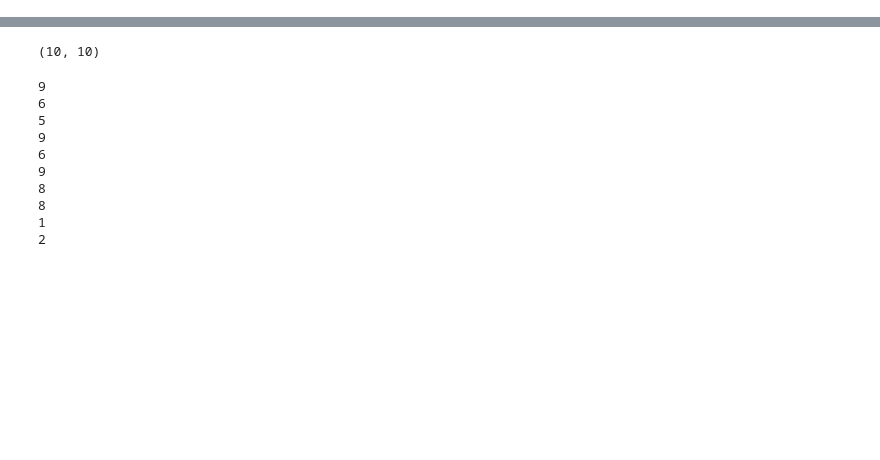
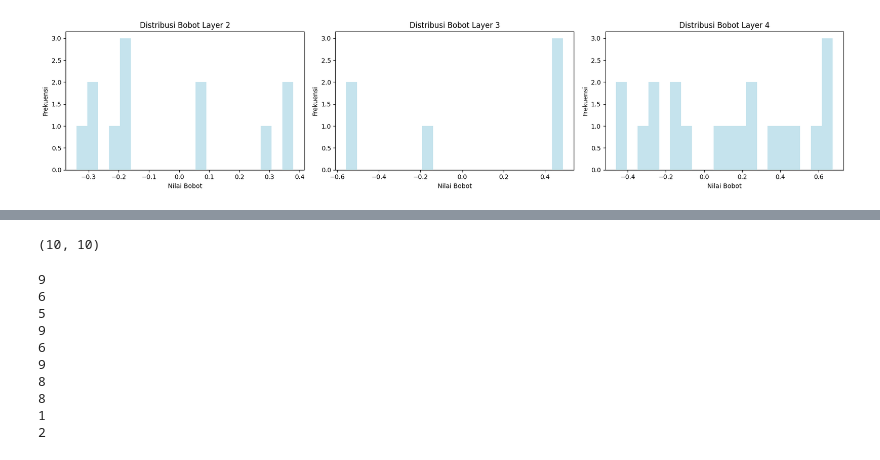
Before and after one commit to evelynnn04/ML-Tubes1-K33, a Jupyter notebook: FFNN_Autodiff.ipynb, the cells around one changed output, grey strips where cells are left out. Cells and saved outputs as stored; diff of their text form; code cells hidden in the pictures; blank space fills up the shorter version.

Commit message:
feat: visualisasi

```diff
--- a/FFNN_Autodiff.ipynb
+++ b/FFNN_Autodiff.ipynb
@@ -206,6 +206,9 @@ class Layer:
         self.biases = biases
         self.activation = activation    # linear/relu/sigmoid/tanh/softmax/binary_step/leaky_relu/prelu/elu/swish(ini)/gelu(ini)
         self.learning_rate = None
+
+        self.grad_weights = None
+        self.grad_biases = None
 
         self.net = None
         self.out = None
@@ -314,6 +317,10 @@ class Layer:
             varname = self.biases[j].varname
             dEdB[j] = err.derivative_to.get(varname, 0.0)
 
+        # Simpan gradien
+        self.grad_weights = dEdW
+        self.grad_biases = dEdB
+
         # Update bobot dan bias
         clip_val = 1.0
         self.weights -= self.learning_rate * np.clip(dEdW, -clip_val, clip_val)
@@ -668,0 +824,4 @@ for layer in model_ffnn.layers:
+# %%
+model_ffnn.plot_weights_distribution(layers_to_plot=[1,2,3])
+# %% [output]
+[figure, added]
```
Also changed, not shown: parts of 7 cells of this notebook, 1 other file.
